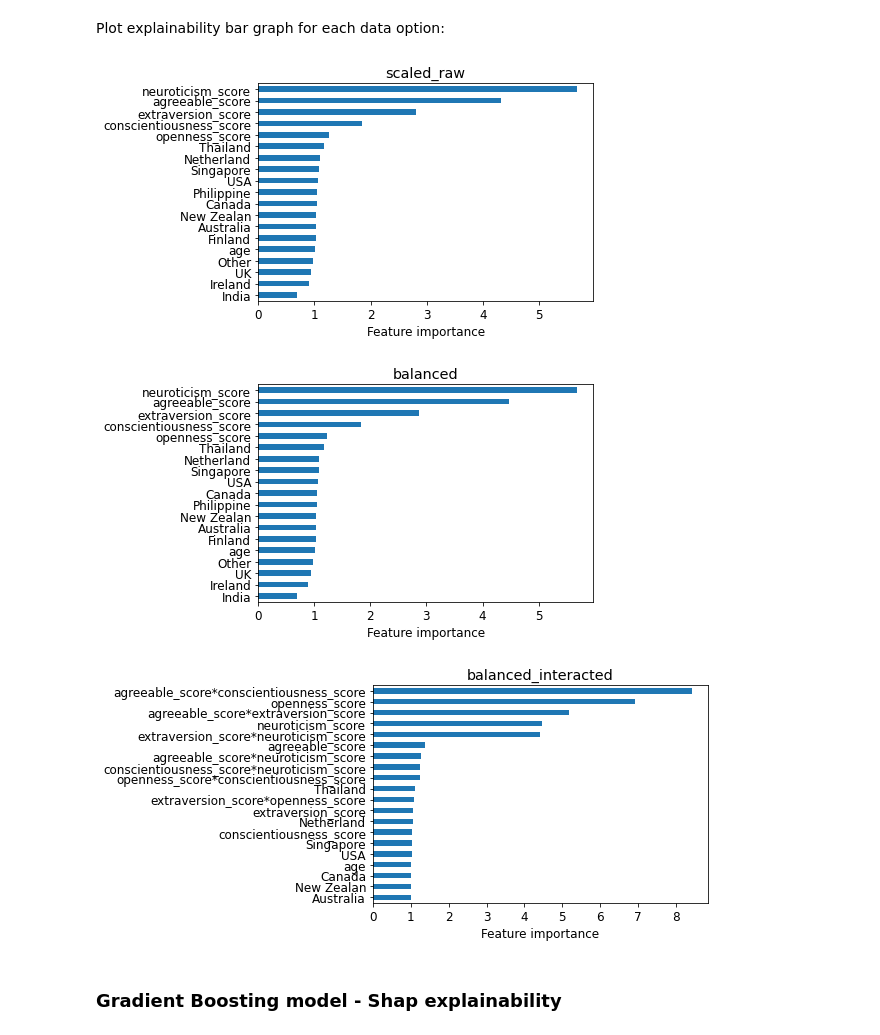
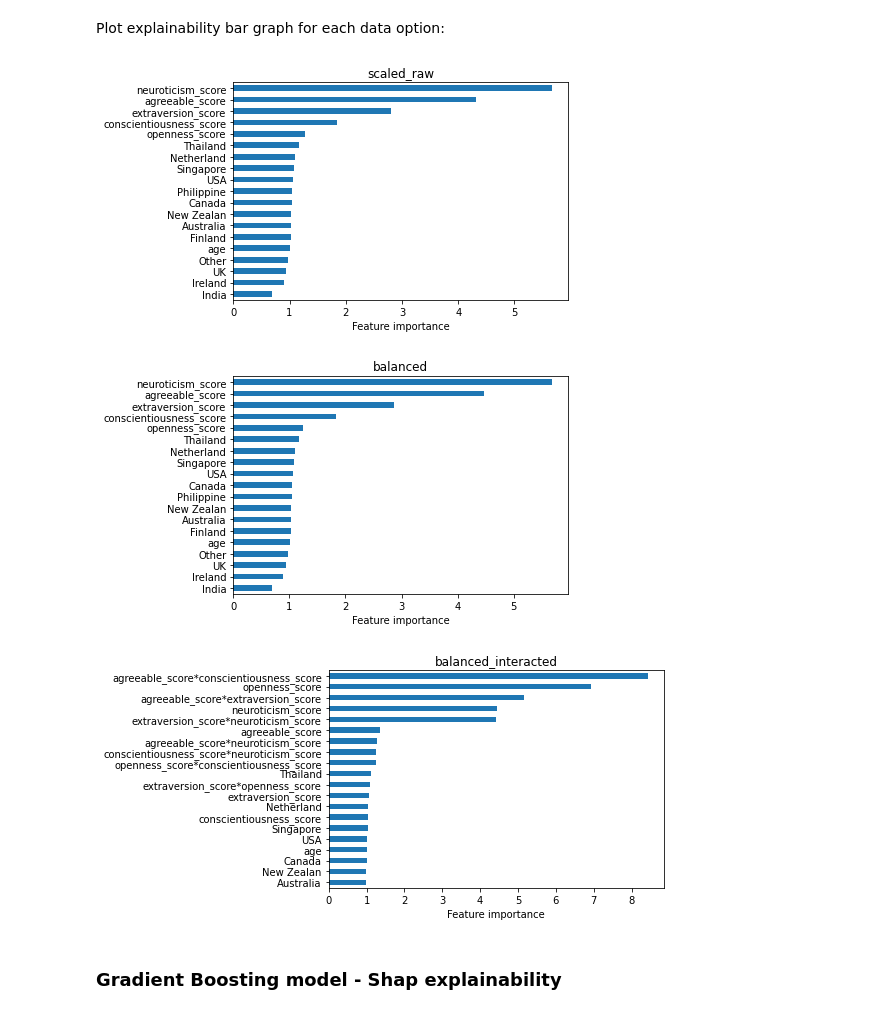
Before and after one commit to efratkohen/Big_five, a Jupyter notebook: Big 5-final project.ipynb, the cells around one changed output. Drawn from its saved outputs; the diff is of its cells as text; code cells hidden in the pictures.

```diff
--- a/Big 5-final project.ipynb
+++ b/Big 5-final project.ipynb
@@ -749,17 +749,17 @@ Plot explainability bar graph for each data option:
 # %%
 for i in range(len(models_list)):
     Explainability = explainability_Logistic_Regression(0.3, models_list[i]) #delta is positive - probability for femal
     Explainability_df = pd.Series(np.array(Explainability),  index=X_test_list[i].columns.to_list(), name='Explainability')
     _=Explainability_df.nlargest(20).sort_values().plot(kind='barh')
     plt.title(datasets_names[i])
     plt.xlabel("Feature importance")
     plt.show()
 
-mpl.rcParams.update({'font.size': 10})
+mpl.rcParams.update({'font.size': 8})
 # %% [output]
-[figure, old version]
+[figure, new version]
-[figure, old version]
+[figure, new version]
-[figure, old version]
+[figure, new version]
 # %% [markdown]
 ### Gradient Boosting model - Shap explainability
 # %% [markdown]
```
Also changed, not shown: parts of 4 cells of this notebook.
